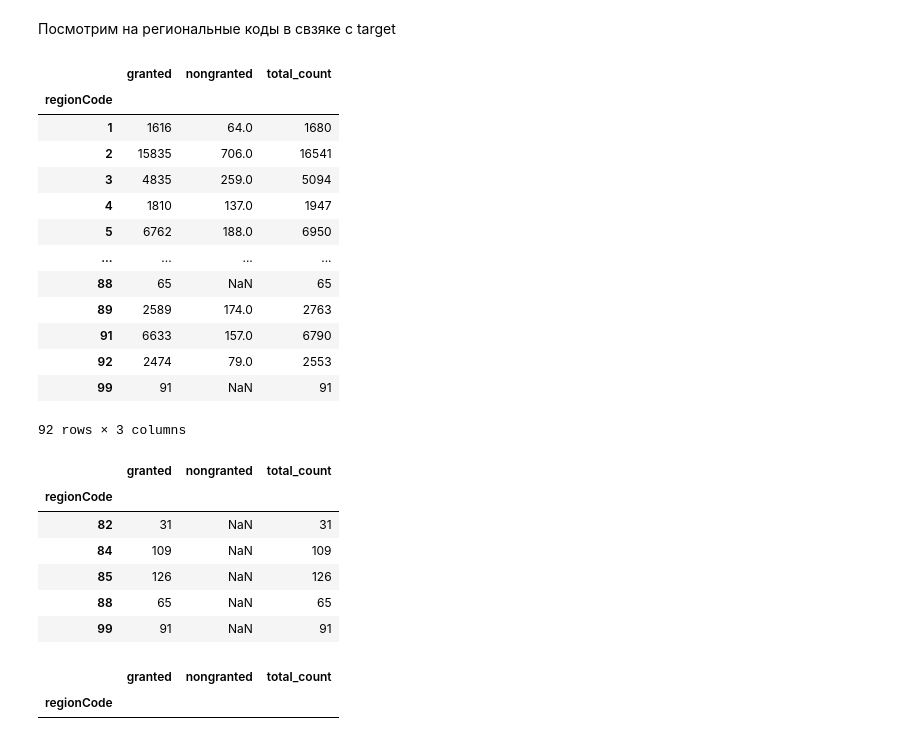
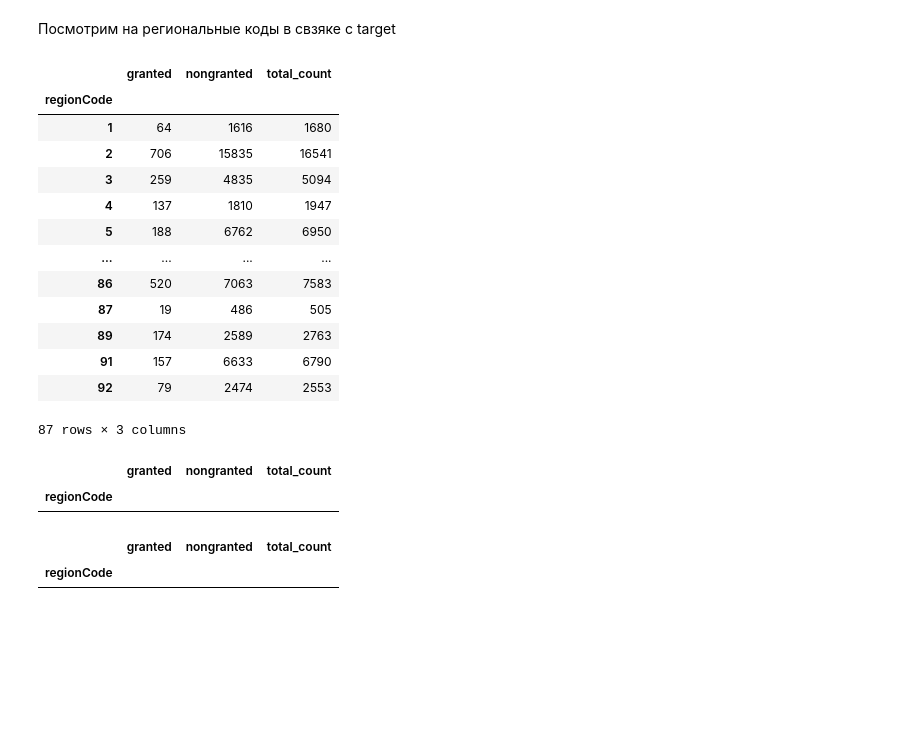
Before and after one commit to Elen-Skri/Projects-DSC, a Jupyter notebook: Teplitsa_hackaton/Case_1_nko_FE.ipynb, the cells around one changed output. Drawn from its saved outputs; the diff is of its cells as text; code cells hidden in the pictures; blank space fills up the shorter version.

Commit message:
Update Case_1_nko_FE.ipynb
+ label encoding & data works

```diff
--- a/Teplitsa_hackaton/Case_1_nko_FE.ipynb
+++ b/Teplitsa_hackaton/Case_1_nko_FE.ipynb
@@ -210,35 +183,30 @@ Name: regionCode, Length: 92, dtype: int64
 Посмотрим на региональные коды в свзяке с target
 # %%
 df_reg_code = pd.DataFrame()
-df_reg_code['granted']= data[data.target == 0].groupby('regionCode')['ogrn'].count()
-df_reg_code['nongranted'] = data[data.target == 1].groupby('regionCode')['ogrn'].count()
-df_reg_code['total_count'] = data.groupby('regionCode')['ogrn'].count()
+df_reg_code['granted']= data[data.target == 1].groupby('regionCode')['ogrn'].count() # получившие доход
+df_reg_code['nongranted'] = data[data.target == 0].groupby('regionCode')['ogrn'].count() # неполучившие доход
+df_reg_code['total_count'] = data.groupby('regionCode')['ogrn'].count() # всего зарегистрированных огрн в регион_коде
 df_reg_code
 # %% [output]
 |  | granted | nongranted | total_count |
 | regionCode |  |  |  |
-| 1 | 1616 | 64.0 | 1680 |
-| 2 | 15835 | 706.0 | 16541 |
-| 3 | 4835 | 259.0 | 5094 |
-| 4 | 1810 | 137.0 | 1947 |
-| 5 | 6762 | 188.0 | 6950 |
+| 1 | 64 | 1616 | 1680 |
+| 2 | 706 | 15835 | 16541 |
+| 3 | 259 | 4835 | 5094 |
+| 4 | 137 | 1810 | 1947 |
+| 5 | 188 | 6762 | 6950 |
 | ... | ... | ... | ... |
-| 88 | 65 | NaN | 65 |
-| 89 | 2589 | 174.0 | 2763 |
-| 91 | 6633 | 157.0 | 6790 |
-| 92 | 2474 | 79.0 | 2553 |
-| 99 | 91 | NaN | 91 |
+| 86 | 520 | 7063 | 7583 |
+| 87 | 19 | 486 | 505 |
+| 89 | 174 | 2589 | 2763 |
+| 91 | 157 | 6633 | 6790 |
+| 92 | 79 | 2474 | 2553 |
-92 rows × 3 columns
+87 rows × 3 columns
 # %%
 df_reg_code[df_reg_code.granted == df_reg_code.total_count]
 # %% [output]
 |  | granted | nongranted | total_count |
 | regionCode |  |  |  |
-| 82 | 31 | NaN | 31 |
-| 84 | 109 | NaN | 109 |
-| 85 | 126 | NaN | 126 |
-| 88 | 65 | NaN | 65 |
-| 99 | 91 | NaN | 91 |
 # %%
 df_reg_code[df_reg_code.nongranted == df_reg_code.total_count]
 # %% [output]
```
Also changed, not shown: parts of 52 cells of this notebook.
